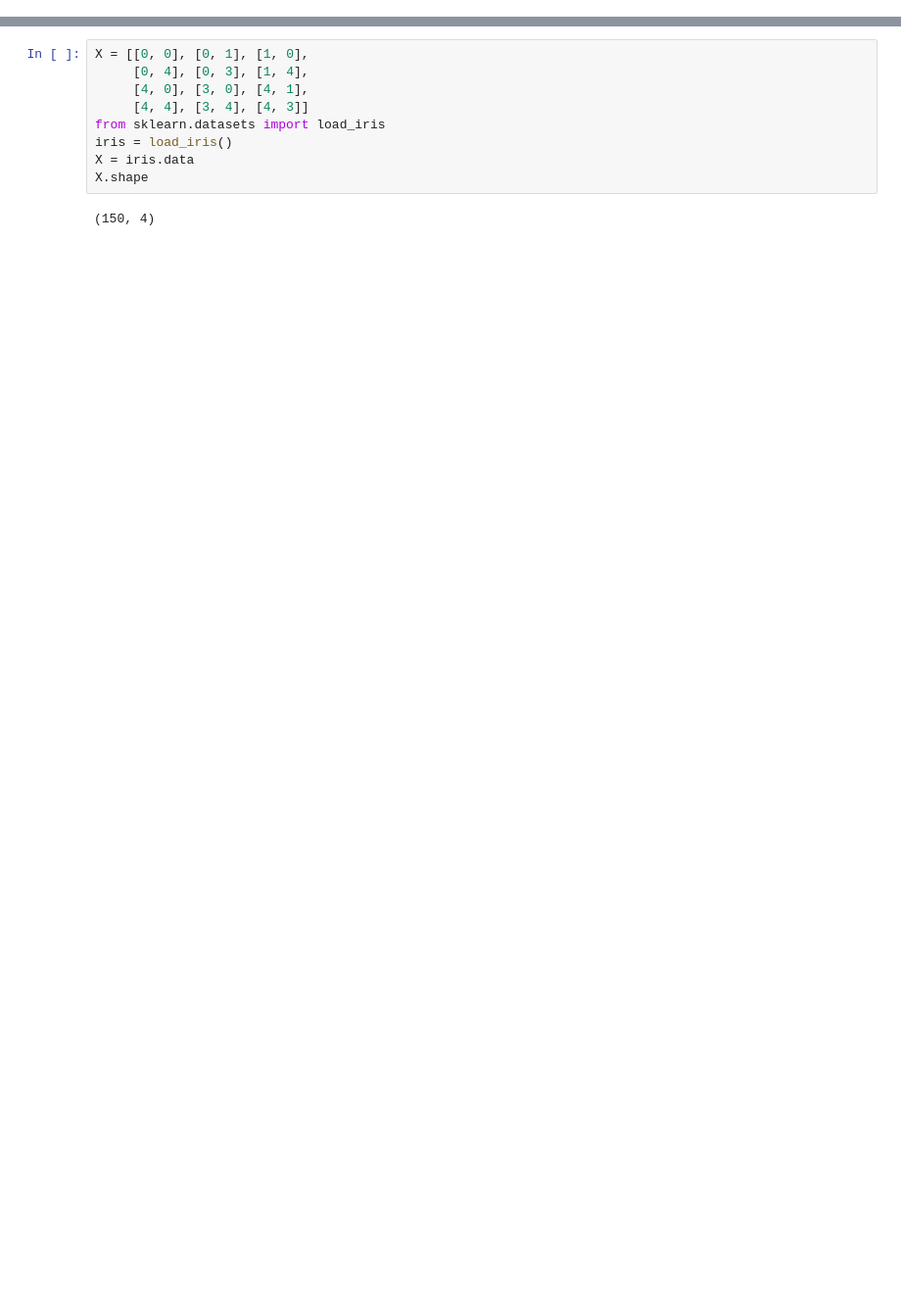
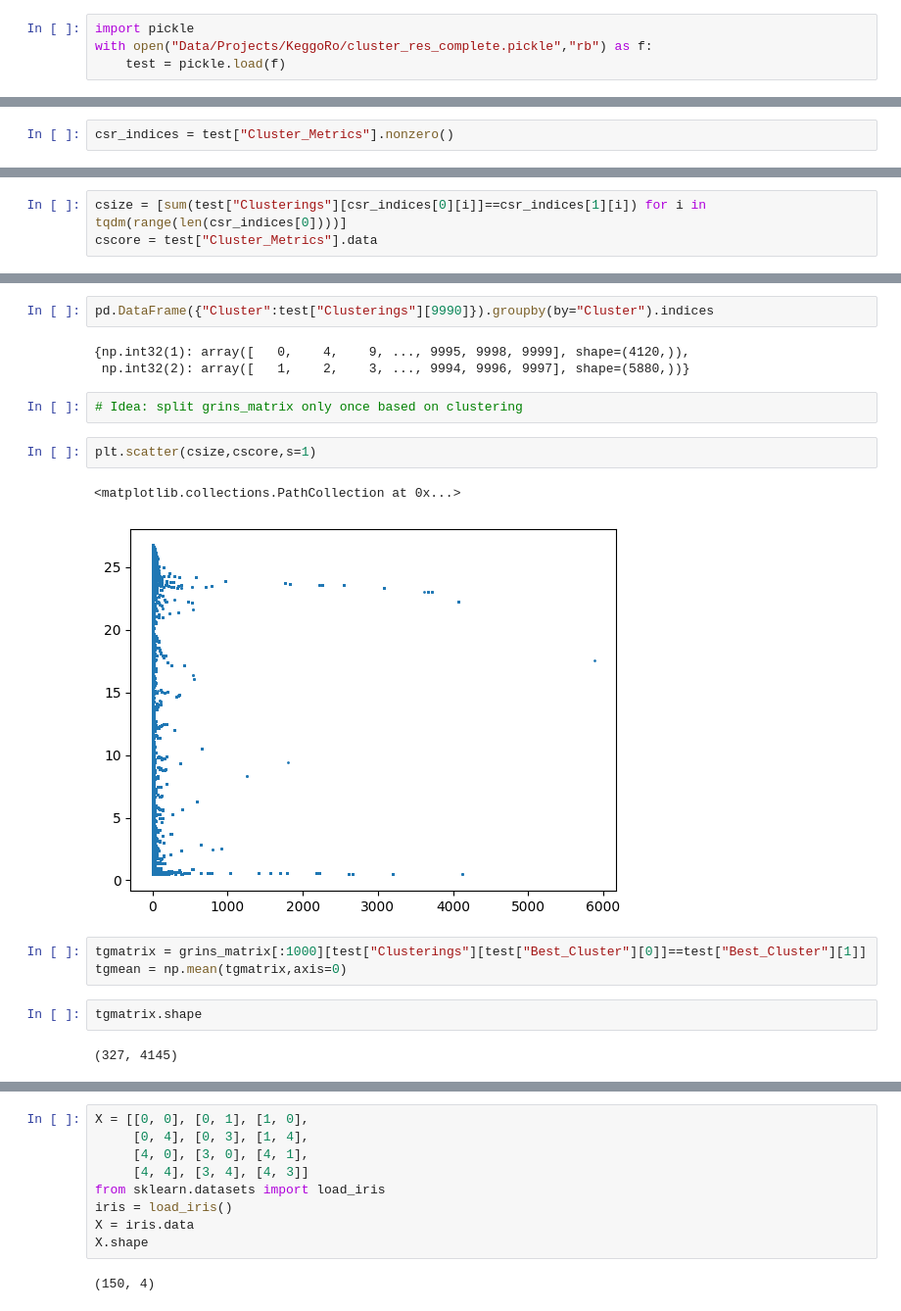
Before and after one commit to GeorgSommerer/bsc_thesis_pGRiNS, a Jupyter notebook: pgrins_cluster_explore.ipynb, the cells around one changed output, grey strips where cells are left out. Shown at 98% size. Cells and saved outputs as stored; diff of their text form; blank space fills up the shorter version.

```diff
--- a/pgrins_cluster_explore.ipynb
+++ b/pgrins_cluster_explore.ipynb
@@ -9,3 +11,7 @@ import numpy as np
 import pandas as pd
 
 import matplotlib.pyplot as plt
+# %%
+import pickle
+with open("Data/Projects/KeggoRo/cluster_res_complete.pickle","rb") as f:
+    test = pickle.load(f)
@@ -11,0 +42,2 @@ import matplotlib.pyplot as plt
+# %%
+csr_indices = test["Cluster_Metrics"].nonzero()
@@ -11,0 +46,3 @@ import matplotlib.pyplot as plt
+# %%
+csize = [sum(test["Clusterings"][csr_indices[0][i]]==csr_indices[1][i]) for i in tqdm(range(len(csr_indices[0])))]
+cscore = test["Cluster_Metrics"].data
@@ -11,0 +65,19 @@ import matplotlib.pyplot as plt
+# %%
+pd.DataFrame({"Cluster":test["Clusterings"][9990]}).groupby(by="Cluster").indices
+# %% [output]
+{np.int32(1): array([   0,    4,    9, ..., 9995, 9998, 9999], shape=(4120,)),
+ np.int32(2): array([   1,    2,    3, ..., 9994, 9996, 9997], shape=(5880,))}
+# %%
+# Idea: split grins_matrix only once based on clustering
+# %%
+plt.scatter(csize,cscore,s=1)
+# %% [output]
+<matplotlib.collections.PathCollection at 0x...>
+[figure, added]
+# %%
+tgmatrix = grins_matrix[:1000][test["Clusterings"][test["Best_Cluster"][0]]==test["Best_Cluster"][1]]
+tgmean = np.mean(tgmatrix,axis=0)
+# %%
+tgmatrix.shape
+# %% [output]
+(327, 4145)
```
Also changed, not shown: parts of 54 cells of this notebook, 22 other files.
